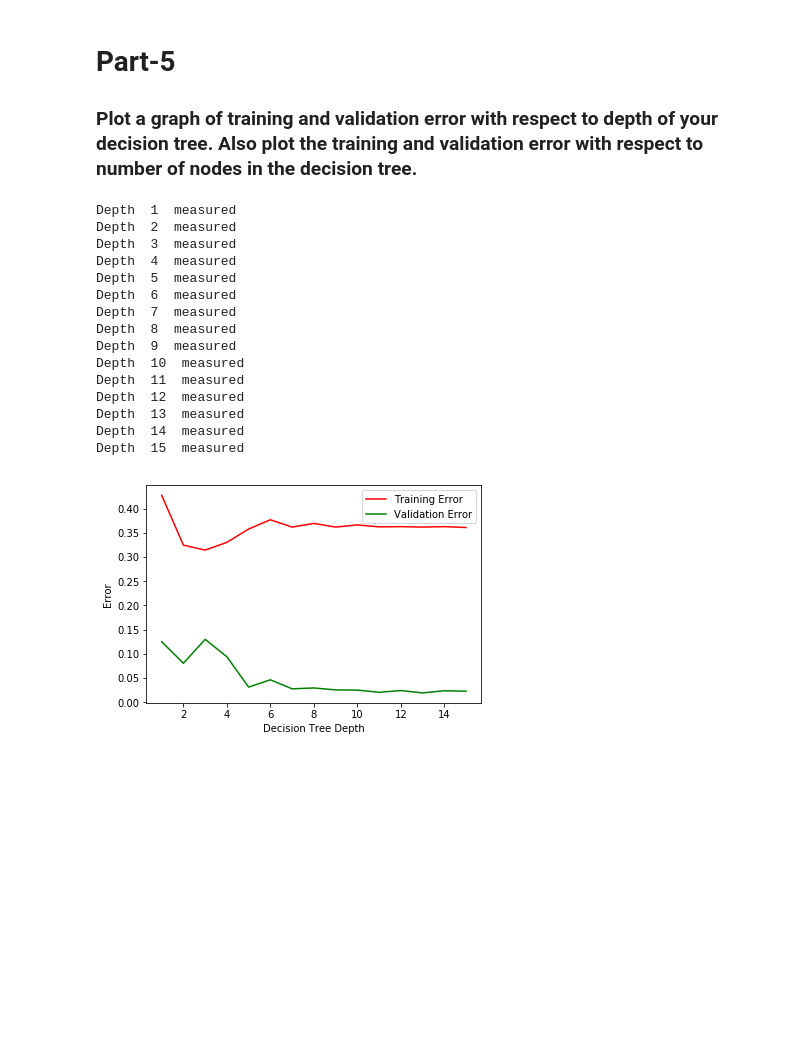
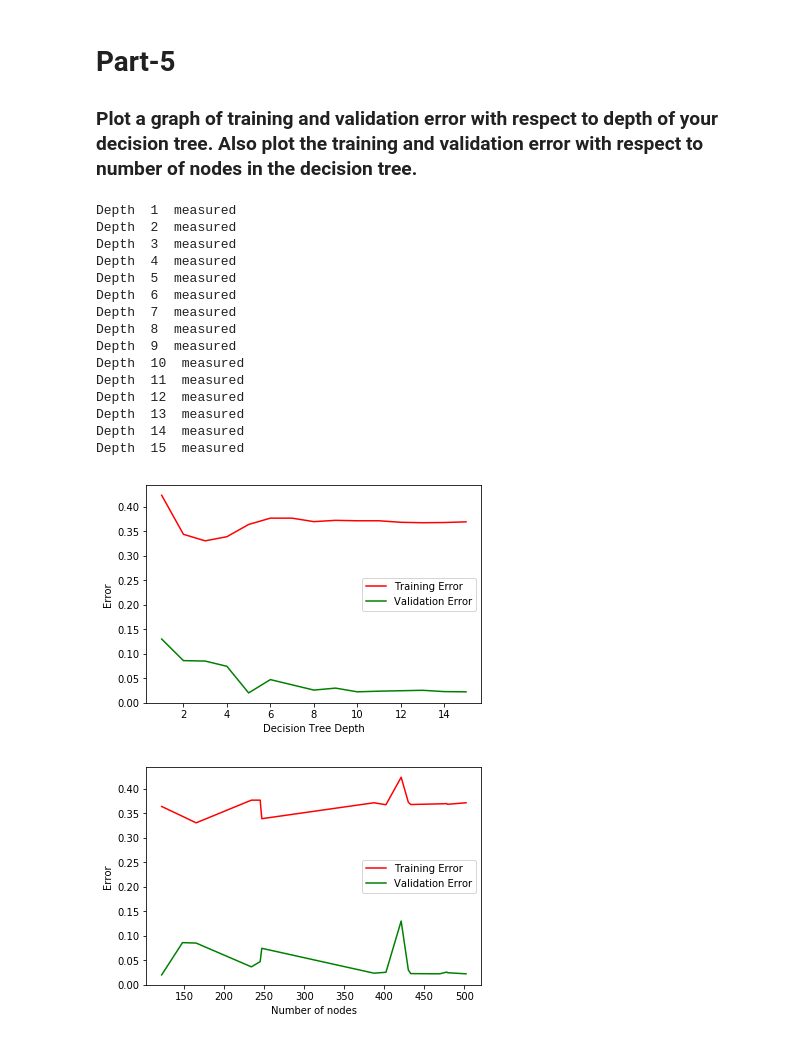
Before and after one commit to devloper13/DecisionTreeFromScratch, a Jupyter notebook: DecisionTree.ipynb, the cells around one changed output. Saved outputs shown, nothing was run; the diff lists cells and outputs as text; code cells hidden in the pictures; blank space fills up the shorter version.

Commit message:
plot for number of nodes done

```diff
--- a/DecisionTree.ipynb
+++ b/DecisionTree.ipynb
@@ -258,6 +258,8 @@ def BuildTree(depth,impurity,dataframe,target_attribute,target_values,ET,columns
         else:
             if depth is not None:
                 depth-=1
+            global num_nodes
+            num_nodes+=1
             Tree[Node][value] = {}
             #newcol.remove(Node)
             if split == -1:
@@ -496,11 +508,12 @@ Q2. MISCLASSIFICATION with Continuous and Categorical
 '''
 impurity = 'missclass'
 depth = None
+num_nodes = 0
 target_values = dataframe[target_attribute].unique()
 print("Preparing Tree...")
 TreeModel = BuildTree(depth,impurity,dataframe,target_attribute,target_values,None,columns,None,numcolumns,None)
 print("Tree created")
-
+print(num_nodes)
 print("=========================================")
 Accuracy,Precision,Recall,FScore = Measure(TreeModel,test_data,numcolumns)
 print("Accuracy : ",Accuracy)
@@ -556,35 +570,49 @@ depth = 1
 depth_array = []
 training_error = []
 validation_error = []
+nodes = []
 while depth < 16:
     print("Depth ",depth," measured")
+    num_nodes = 0
     TreeModel = BuildTree(depth,impurity,dataframe,target_attribute,target_values,None,columns,None,numcolumns,None)
+    nodes.append(num_nodes)
     Accuracy,Precision,Recall,FScore = Measure(TreeModel,dataframe,numcolumns)
     training_error.append(1-Accuracy)
     Accuracy,Precision,Recall,FScore = Measure(TreeModel,test_data,numcolumns)
     validation_error.append(1-Accuracy)
     depth_array.append(depth)
     depth+=1
 plt.plot(depth_array,training_error,color = 'r',label = 'Training Error')
 plt.plot(depth_array,validation_error,color = 'g',label = 'Validation Error')
 plt.xlabel('Decision Tree Depth')
 plt.ylabel('Error')
 plt.legend()
 plt.show()
+
+sorted_nodes1 = zip(*sorted(zip(*(nodes,training_error))))
+sorted_nodes2 = zip(*sorted(zip(*(nodes,validation_error))))
+
+plt.plot(*sorted_nodes1,color = 'r',label = 'Training Error')
+plt.plot(*sorted_nodes2,color = 'g',label = 'Validation Error')
+plt.xlabel('Number of nodes')
+plt.ylabel('Error')
+plt.legend()
+plt.show()
 # %% [output]
 Depth  1  measured
 Depth  2  measured
 Depth  3  measured
 Depth  4  measured
 Depth  5  measured
 Depth  6  measured
 Depth  7  measured
 Depth  8  measured
 Depth  9  measured
 Depth  10  measured
 Depth  11  measured
 Depth  12  measured
 Depth  13  measured
 Depth  14  measured
 Depth  15  measured
-[figure, old version]
+[figure, new version]
+[figure, added]
```
Also changed, not shown: parts of 6 cells of this notebook.
